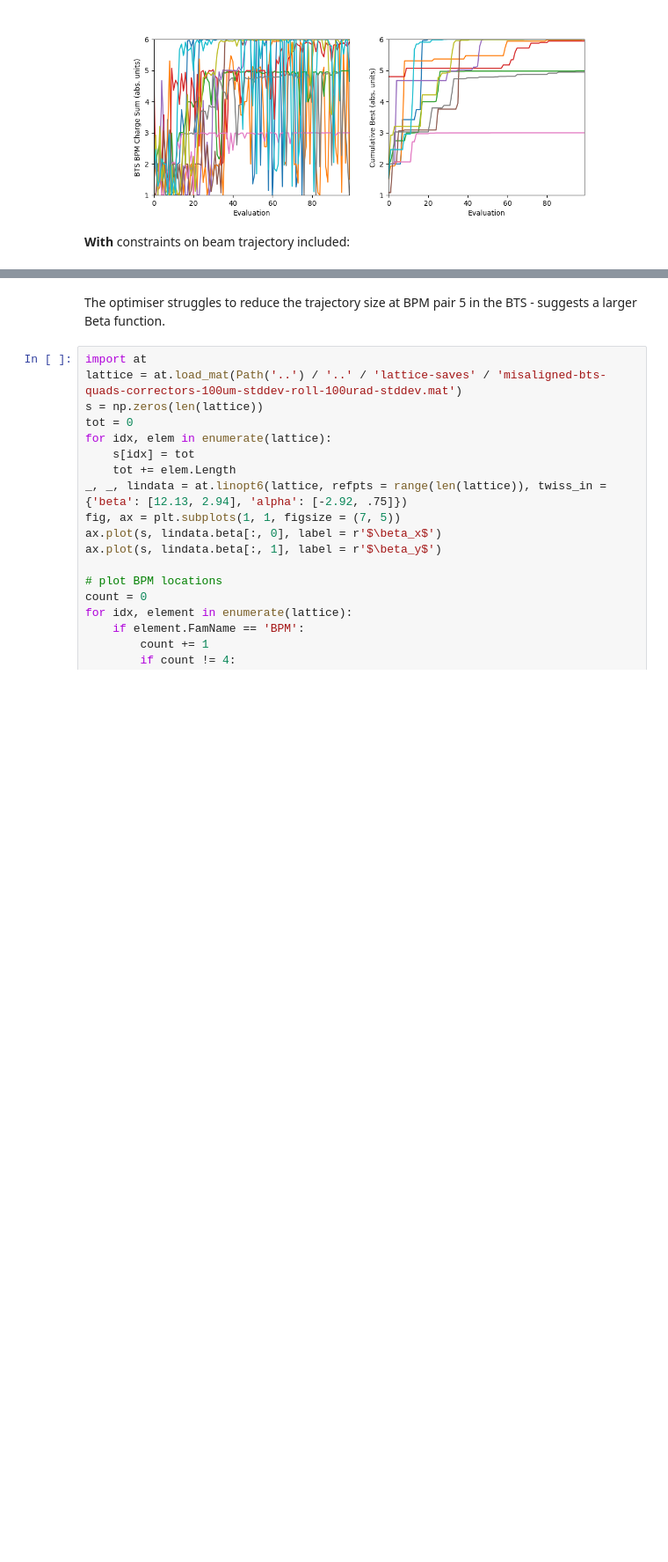
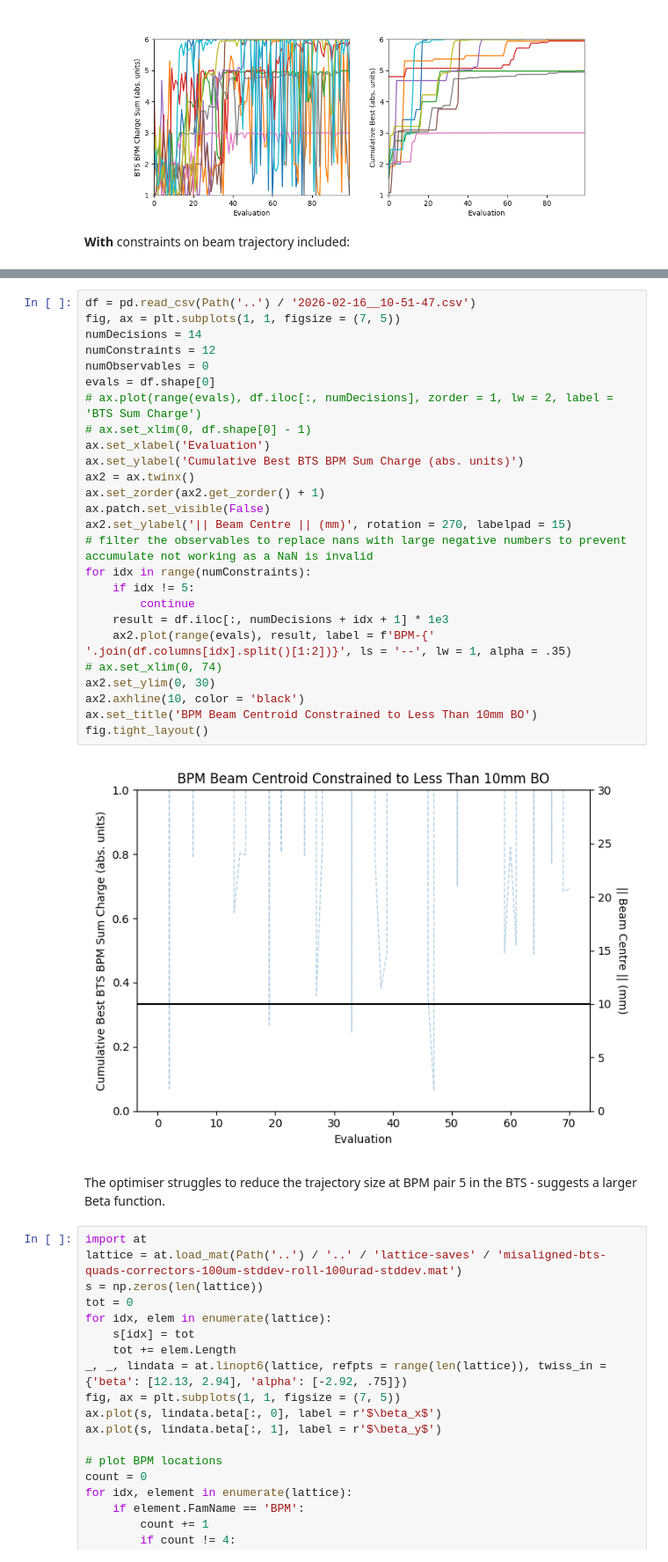
Before and after one commit to muonsontoast/pipelines, a Jupyter notebook: datadump/constraint-impact-EI/analysis.ipynb, the cells around one changed output, grey strips where cells are left out. Shown at 88% size. Drawn from its saved outputs; the diff is of its cells as text; blank space fills up the shorter version.

```diff
--- a/datadump/constraint-impact-EI/analysis.ipynb
+++ b/datadump/constraint-impact-EI/analysis.ipynb
@@ -194,3 +87,31 @@ for idx in range(numObservables):
+# %%
+df = pd.read_csv(Path('..') / '2026-02-16__10-51-47.csv')
+fig, ax = plt.subplots(1, 1, figsize = (7, 5))
+numDecisions = 14
+numConstraints = 12
+numObservables = 0
+evals = df.shape[0]
+# ax.plot(range(evals), df.iloc[:, numDecisions], zorder = 1, lw = 2, label = 'BTS Sum Charge')
+# ax.set_xlim(0, df.shape[0] - 1)
+ax.set_xlabel('Evaluation')
+ax.set_ylabel('Cumulative Best BTS BPM Sum Charge (abs. units)')
+ax2 = ax.twinx()
+ax.set_zorder(ax2.get_zorder() + 1)
+ax.patch.set_visible(False)
+ax2.set_ylabel('|| Beam Centre || (mm)', rotation = 270, labelpad = 15)
+# filter the observables to replace nans with large negative numbers to prevent accumulate not working as a NaN is invalid
+for idx in range(numConstraints):
+    if idx != 5:
+        continue
+    result = df.iloc[:, numDecisions + idx + 1] * 1e3
+    ax2.plot(range(evals), result, label = f'BPM-{' '.join(df.columns[idx].split()[1:2])}', ls = '--', lw = 1, alpha = .35)
+# ax.set_xlim(0, 74)
+ax2.set_ylim(0, 30)
+ax2.axhline(10, color = 'black')
+ax.set_title('BPM Beam Centroid Constrained to Less Than 10mm BO')
+fig.tight_layout()
+# %% [output]
+[figure, added]
 # %% [markdown]
 The optimiser struggles to reduce the trajectory size at BPM pair 5 in the BTS - suggests a larger Beta function.
 # %%
```
Also changed, not shown: parts of 9 cells of this notebook.
